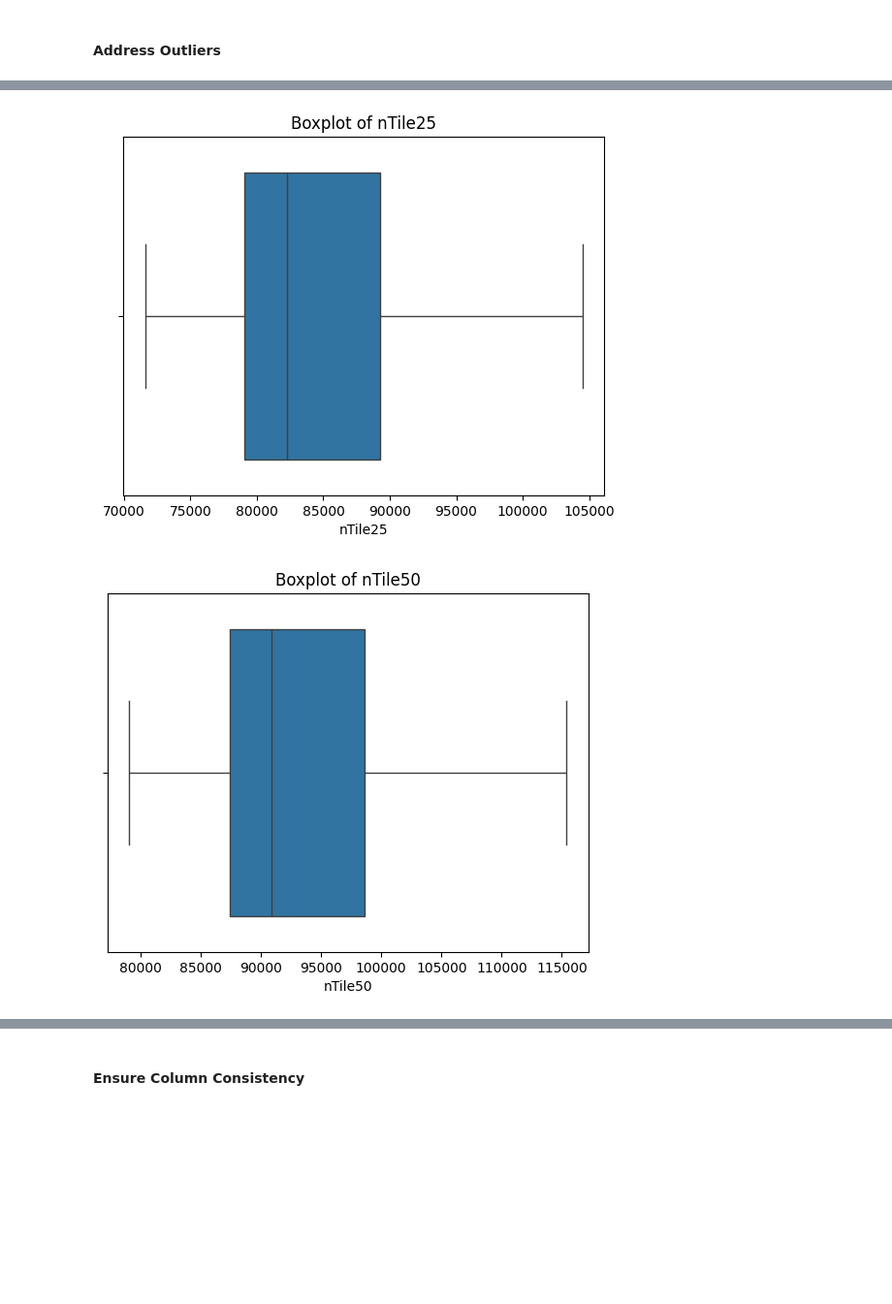
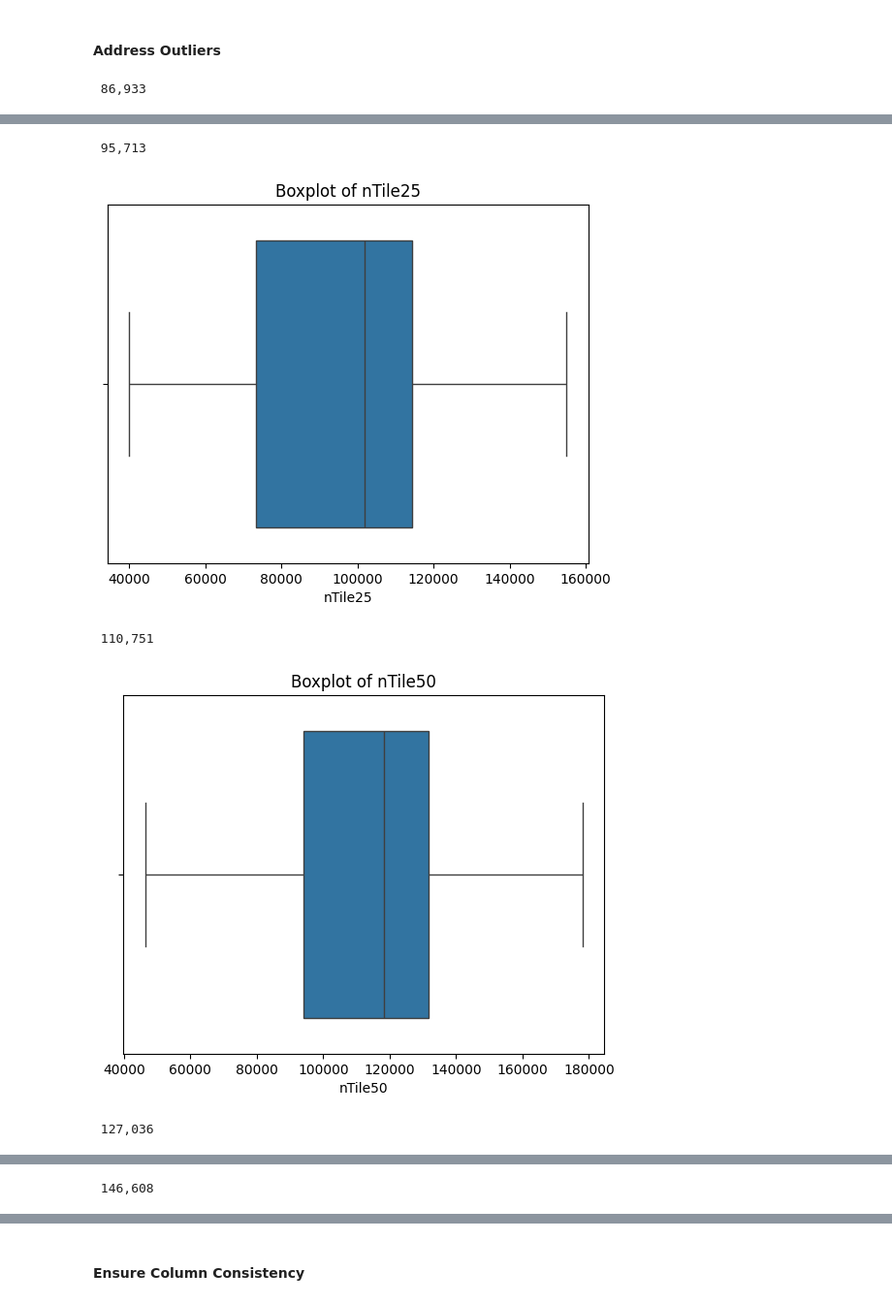
Before and after one commit to mena-bkamel/Salary_Dot_Com_Scraper, a Jupyter notebook: salary.ipynb, the cells around one changed output, grey strips where cells are left out. Shown at 97% size. Drawn from its saved outputs; the diff is of its cells as text; code cells hidden in the pictures; blank space fills up the shorter version.

```diff
--- a/salary.ipynb
+++ b/salary.ipynb
@@ -180,4 +167,8 @@ dtype: int64
 # %%
 # Or fill missing values
 
-#clean_df = df.fillna(method='ffill')  # Forward fill
+df["nTile10"].fillna(df['nTile10'].mean(), inplace=True)
+df["nTile90"].fillna(df['nTile90'].mean(), inplace=True)
+df["Description"].fillna("No description available", inplace=True)
+
+print(df.isna().sum())
@@ -195,7 +214,7 @@ Number of duplicate rows:
 # %% [markdown]
 #### Standardize Text Data
 # %%
-clean_df['Title'] = clean_df['Title'].str.strip().str.title()
-clean_df['Location'] = clean_df['Location'].str.strip().str.title()
+df['Title'] = df['Title'].str.strip().str.title()
+df['Location'] = df['Location'].str.strip().str.title()
 # %% [markdown]
 #### Verify Data Types
@@ -202,9 +223,7 @@ clean_df['Location'] = clean_df['Location'].str.strip().str.title()
 # %%
 print("\nColumn data types:")
-print(clean_df.dtypes)
-
+print(df.dtypes)
 # Convert salary percentiles to numeric if needed
-percentiles = ['nTile10', 'nTile25', 'nTile50', 'nTile75', 'nTile90']
-clean_df[percentiles] = clean_df[percentiles].apply(pd.to_numeric, errors='coerce')
+df[percentiles] = df[percentiles].apply(pd.to_numeric, errors='coerce')
 # %% [output]
 Column data types:
@@ -221,7 +240,9 @@ dtype: object
  #### Address Outliers
 # %%
 for col in percentiles:
-    sns.boxplot(x=clean_df[col])
+    print(f"{df[col].mean(): ,.0f}")
+    sns.boxplot(x=df[col])
     plt.title(f"Boxplot of {col}")
     plt.show()
 # %% [output]
+ 86,933
@@ -229,2 +250,5 @@ for col in percentiles:
+ 95,713
-[figure, old version]
+[figure, new version]
+ 110,751
-[figure, old version]
+[figure, new version]
+ 127,036
@@ -231,0 +256 @@ for col in percentiles:
+ 146,608
```
Also changed, not shown: parts of 32 cells of this notebook, 5 other files.
